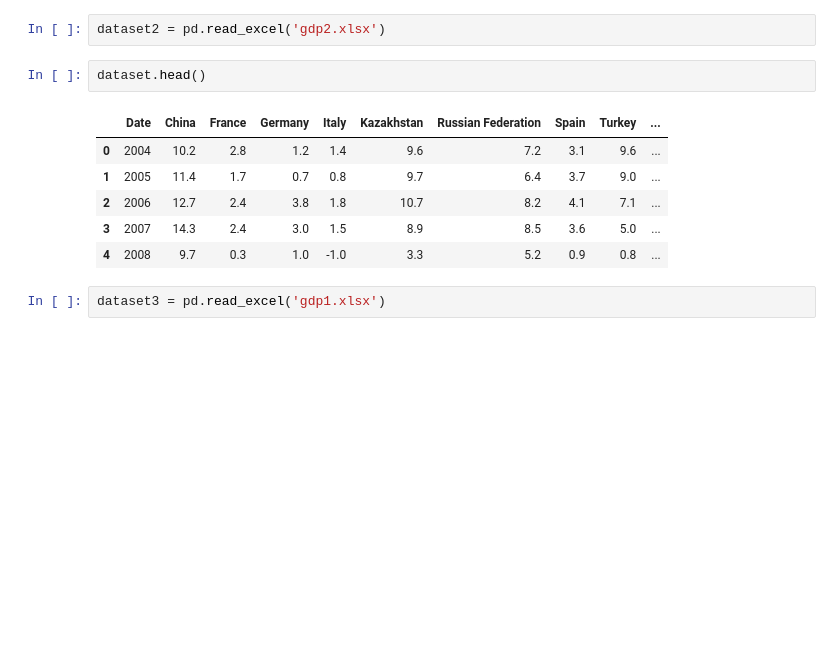
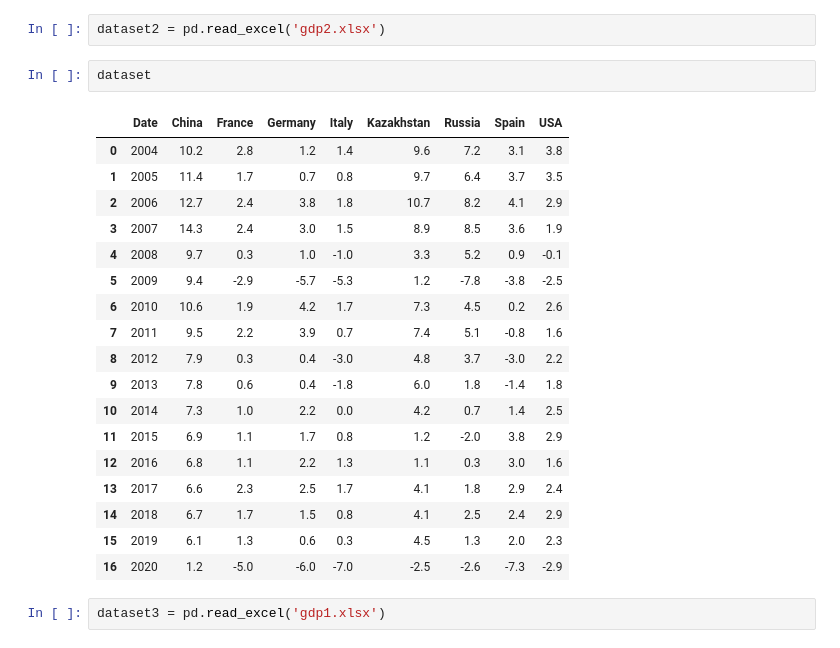
Before and after one commit to khadizxc/rk2datascience, a Jupyter notebook: proj.ipynb, the cells around one changed output. Saved outputs shown, nothing was run; the diff lists cells and outputs as text; blank space fills up the shorter version.

```diff
--- a/proj.ipynb
+++ b/proj.ipynb
@@ -17,14 +17,26 @@ dataset = pd.read_excel('gdpGROWTH.xls')
 # %%
 dataset2 = pd.read_excel('gdp2.xlsx')
 # %%
-dataset.head()
+dataset
 # %% [output]
-|  | Date | China | France | Germany | Italy | Kazakhstan | Russian Federation | Spain | Turkey | ... |
-| 0 | 2004 | 10.2 | 2.8 | 1.2 | 1.4 | 9.6 | 7.2 | 3.1 | 9.6 | ... |
-| 1 | 2005 | 11.4 | 1.7 | 0.7 | 0.8 | 9.7 | 6.4 | 3.7 | 9.0 | ... |
-| 2 | 2006 | 12.7 | 2.4 | 3.8 | 1.8 | 10.7 | 8.2 | 4.1 | 7.1 | ... |
-| 3 | 2007 | 14.3 | 2.4 | 3.0 | 1.5 | 8.9 | 8.5 | 3.6 | 5.0 | ... |
-| 4 | 2008 | 9.7 | 0.3 | 1.0 | -1.0 | 3.3 | 5.2 | 0.9 | 0.8 | ... |
+|  | Date | China | France | Germany | Italy | Kazakhstan | Russia | Spain | USA |
+| 0 | 2004 | 10.2 | 2.8 | 1.2 | 1.4 | 9.6 | 7.2 | 3.1 | 3.8 |
+| 1 | 2005 | 11.4 | 1.7 | 0.7 | 0.8 | 9.7 | 6.4 | 3.7 | 3.5 |
+| 2 | 2006 | 12.7 | 2.4 | 3.8 | 1.8 | 10.7 | 8.2 | 4.1 | 2.9 |
+| 3 | 2007 | 14.3 | 2.4 | 3.0 | 1.5 | 8.9 | 8.5 | 3.6 | 1.9 |
+| 4 | 2008 | 9.7 | 0.3 | 1.0 | -1.0 | 3.3 | 5.2 | 0.9 | -0.1 |
+| 5 | 2009 | 9.4 | -2.9 | -5.7 | -5.3 | 1.2 | -7.8 | -3.8 | -2.5 |
+| 6 | 2010 | 10.6 | 1.9 | 4.2 | 1.7 | 7.3 | 4.5 | 0.2 | 2.6 |
+| 7 | 2011 | 9.5 | 2.2 | 3.9 | 0.7 | 7.4 | 5.1 | -0.8 | 1.6 |
+| 8 | 2012 | 7.9 | 0.3 | 0.4 | -3.0 | 4.8 | 3.7 | -3.0 | 2.2 |
+| 9 | 2013 | 7.8 | 0.6 | 0.4 | -1.8 | 6.0 | 1.8 | -1.4 | 1.8 |
+| 10 | 2014 | 7.3 | 1.0 | 2.2 | 0.0 | 4.2 | 0.7 | 1.4 | 2.5 |
+| 11 | 2015 | 6.9 | 1.1 | 1.7 | 0.8 | 1.2 | -2.0 | 3.8 | 2.9 |
+| 12 | 2016 | 6.8 | 1.1 | 2.2 | 1.3 | 1.1 | 0.3 | 3.0 | 1.6 |
+| 13 | 2017 | 6.6 | 2.3 | 2.5 | 1.7 | 4.1 | 1.8 | 2.9 | 2.4 |
+| 14 | 2018 | 6.7 | 1.7 | 1.5 | 0.8 | 4.1 | 2.5 | 2.4 | 2.9 |
+| 15 | 2019 | 6.1 | 1.3 | 0.6 | 0.3 | 4.5 | 1.3 | 2.0 | 2.3 |
+| 16 | 2020 | 1.2 | -5.0 | -6.0 | -7.0 | -2.5 | -2.6 | -7.3 | -2.9 |
 # %%
 dataset3 = pd.read_excel('gdp1.xlsx')
 # %%
```
Also changed, not shown: parts of 34 cells of this notebook.
